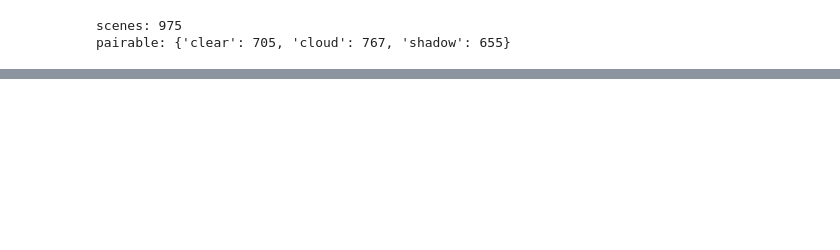
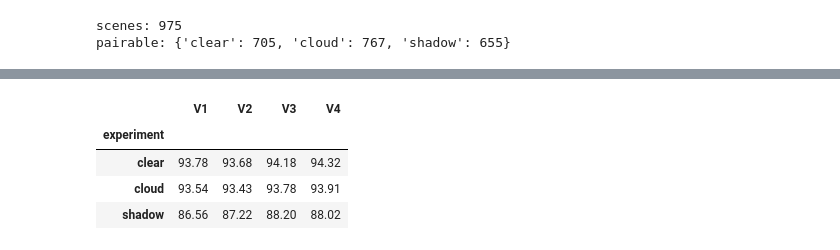
Before and after one commit to ArthurrCr/cloudband, a Jupyter notebook: notebooks/00_baselines/score_ocm_cloudsen12.ipynb, the cells around one changed output, grey strips where cells are left out. Cells and saved outputs as stored; diff of their text form; code cells hidden in the pictures; blank space fills up the shorter version.

```diff
--- a/notebooks/00_baselines/score_ocm_cloudsen12.ipynb
+++ b/notebooks/00_baselines/score_ocm_cloudsen12.ipynb
@@ -159,10 +198,16 @@ pd.concat(paper_tables, names=["model_version", "experiment"])
 # %%
 def version_label(model_version: float) -> str:
     return f"V{int(model_version)}"
 
 
-median_tables = {version_label(v): table for v, table in paper_tables.items()}
-comparison = compare(median_tables, column="median_boa")
+model_scores = {version_label(v): scores for v, scores in results.items()}
+comparison = compare(model_scores, column="boa")
 colors = assign_colors(list(comparison.columns))
 comparison
+# %% [output]
+|  | V1 | V2 | V3 | V4 |
+| experiment |  |  |  |  |
+| clear | 93.78 | 93.68 | 94.18 | 94.32 |
+| cloud | 93.54 | 93.43 | 93.78 | 93.91 |
+| shadow | 86.56 | 87.22 | 88.20 | 88.02 |
 # %%
```
Also changed, not shown: parts of 6 cells of this notebook.
